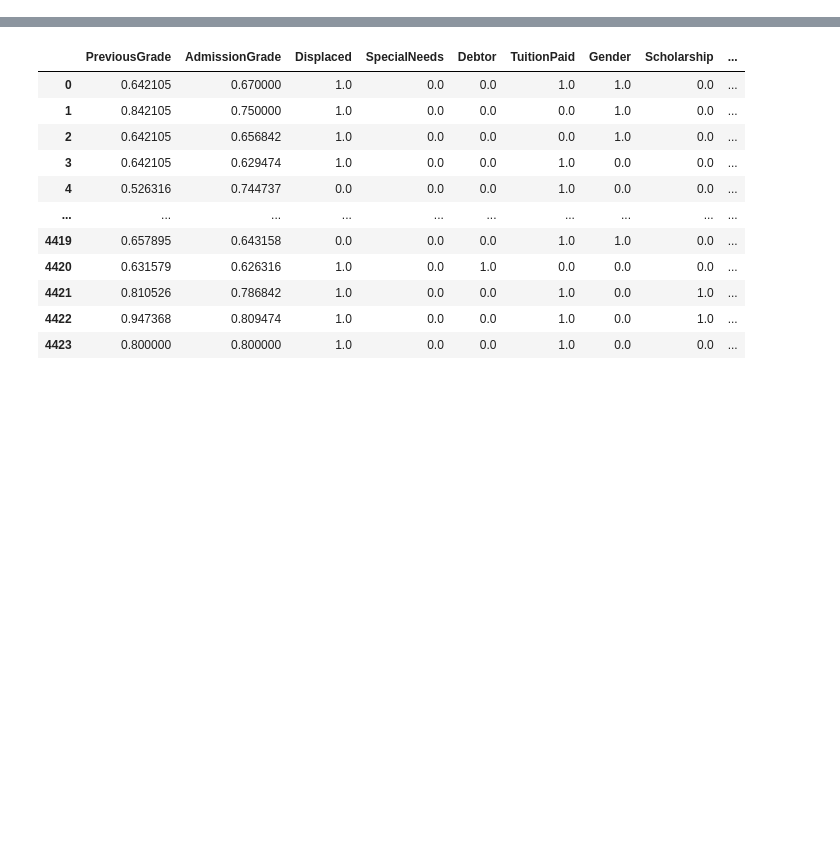
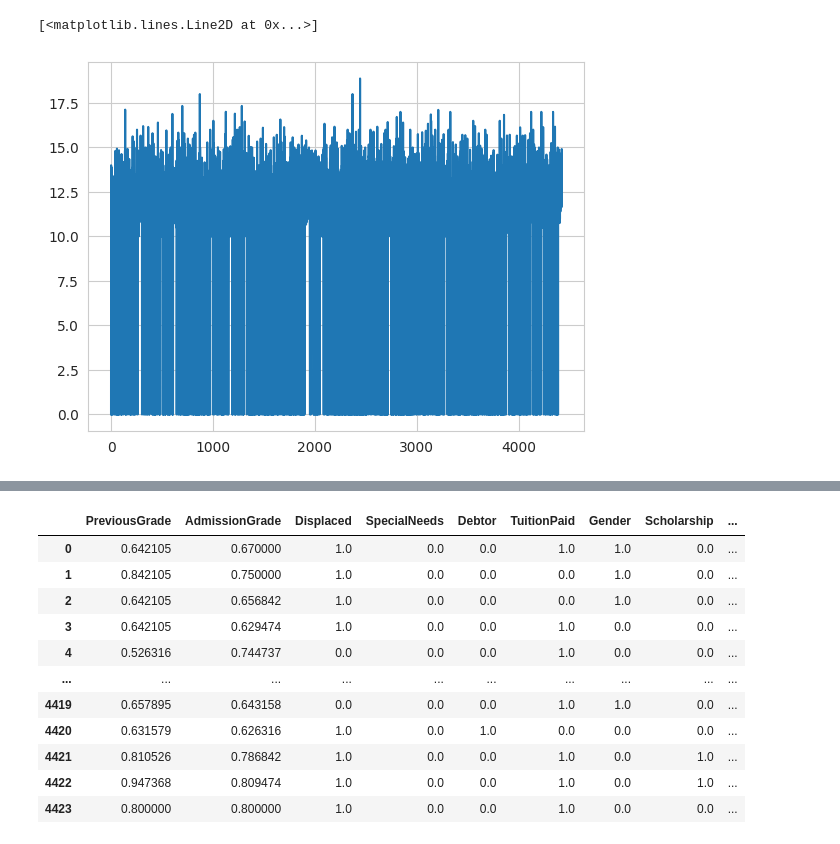
Before and after one commit to a-krawciw/groupyr, a Jupyter notebook: class_proj/student_g_lasso_notebook.ipynb, the cells around one changed output, grey strips where cells are left out. Cells and saved outputs as stored; diff of their text form; code cells hidden in the pictures; blank space fills up the shorter version.

```diff
--- a/class_proj/student_g_lasso_notebook.ipynb
+++ b/class_proj/student_g_lasso_notebook.ipynb
@@ -30,0 +100,5 @@ kid_data = pd.read_csv("data.csv", delimiter=";")
+# %%
+plt.plot(kid_data['Curricular units 1st sem (grade)'])
+# %% [output]
+[<matplotlib.lines.Line2D at 0x...>]
+[figure, added]
```
Also changed, not shown: parts of 23 cells of this notebook, 3 other files.
